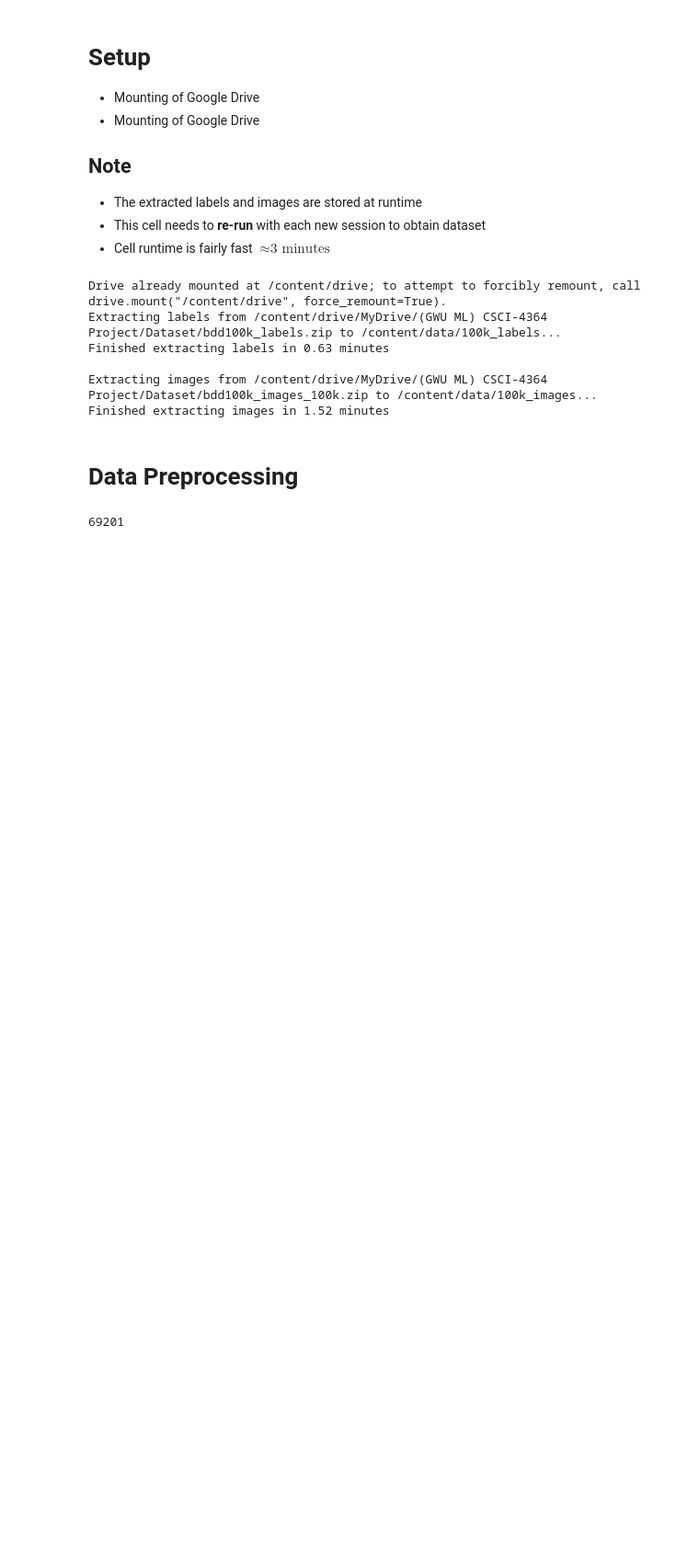
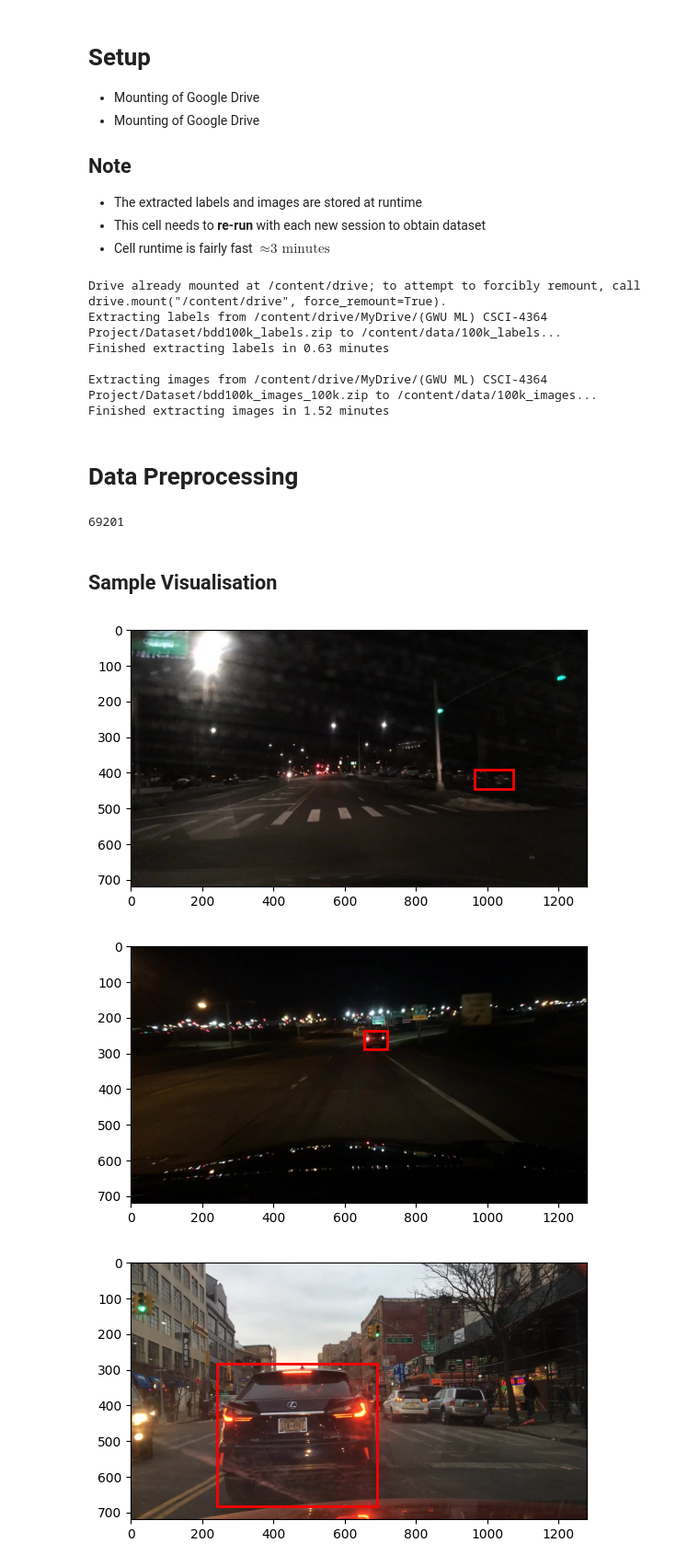
Before and after one commit to donkey-king-kong/CSCI-4364-ML, a Jupyter notebook: CSCI_4634_Machine_Learning.ipynb, the cells around one changed output. Shown at 92% size. Cells and saved outputs as stored; diff of their text form; code cells hidden in the pictures; blank space fills up the shorter version.

Commit message:
add: visualising the sample to ensure correct compilation of training dataset

```diff
--- a/CSCI_4634_Machine_Learning.ipynb
+++ b/CSCI_4634_Machine_Learning.ipynb
@@ -137,3 +137,39 @@ dataset = LargestCarDataset(train_image_dir, train_label_dir)
 print(len(dataset))
 # %% [output]
 69201
+# %% [markdown]
+## Sample Visualisation
+# %%
+import matplotlib.pyplot as plt
+import matplotlib.patches as patches
+
+def visualize_sample(dataset, idx):
+    image, bbox = dataset[idx]
+
+    # Convert tensor to numpy
+    img = image.permute(1, 2, 0).numpy()
+
+    x1, y1, x2, y2 = bbox
+
+    fig, ax = plt.subplots(1)
+    ax.imshow(img)
+
+    rect = patches.Rectangle(
+        (x1, y1),
+        x2 - x1,
+        y2 - y1,
+        linewidth=2,
+        edgecolor='red',
+        facecolor='none'
+    )
+
+    ax.add_patch(rect)
+    plt.show()
+# %%
+visualize_sample(dataset, 0)
+visualize_sample(dataset, 10)
+visualize_sample(dataset, 100)
+# %% [output]
+[figure, added]
+[figure, added]
+[figure, added]
```
